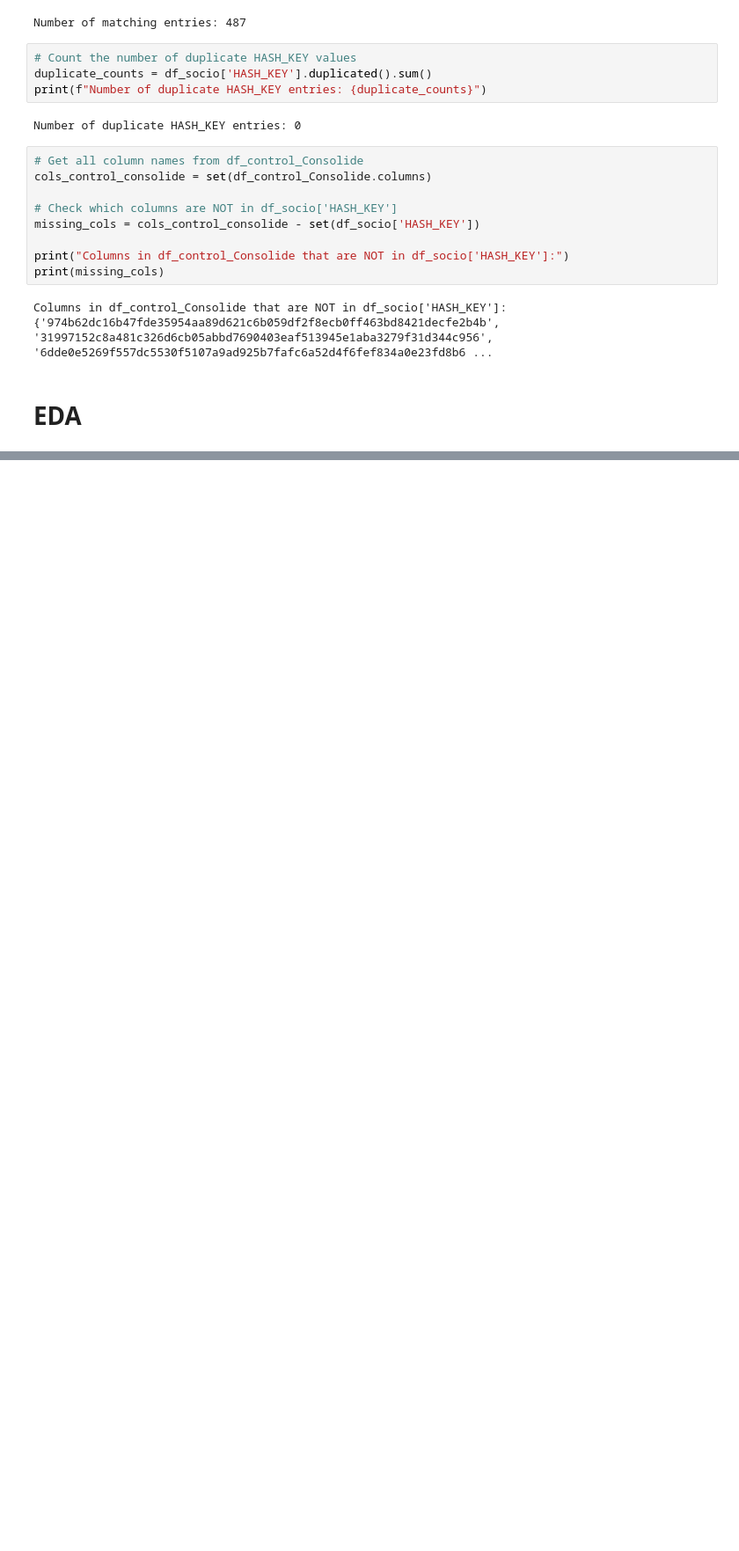
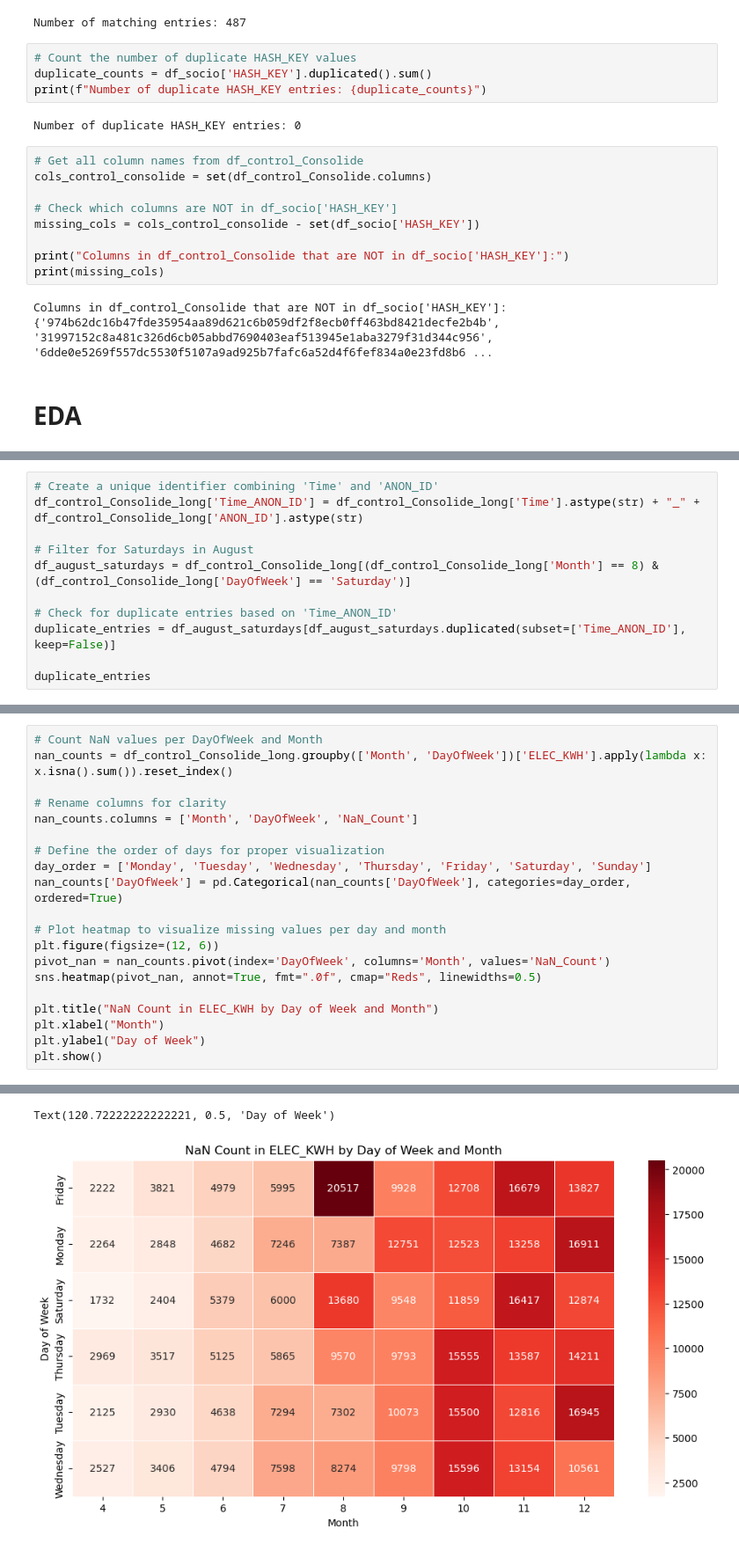
Before and after one commit to guri99uy/ST498_CAPSTONE, a Jupyter notebook: Notebooks/Flash_interventionConsolide.ipynb, the cells around one changed output, grey strips where cells are left out. Shown at 88% size. Saved outputs shown, nothing was run; the diff lists cells and outputs as text; blank space fills up the shorter version.

```diff
--- a/Notebooks/Flash_interventionConsolide.ipynb
+++ b/Notebooks/Flash_interventionConsolide.ipynb
@@ -294,0 +357,11 @@ plt.show()
+# %%
+# Create a unique identifier combining 'Time' and 'ANON_ID'
+df_control_Consolide_long['Time_ANON_ID'] = df_control_Consolide_long['Time'].astype(str) + "_" + df_control_Consolide_long['ANON_ID'].astype(str)
+
+# Filter for Saturdays in August
+df_august_saturdays = df_control_Consolide_long[(df_control_Consolide_long['Month'] == 8) & (df_control_Consolide_long['DayOfWeek'] == 'Saturday')]
+
+# Check for duplicate entries based on 'Time_ANON_ID'
+duplicate_entries = df_august_saturdays[df_august_saturdays.duplicated(subset=['Time_ANON_ID'], keep=False)]
+
+duplicate_entries
@@ -294,0 +382,21 @@ plt.show()
+# %%
+# Count NaN values per DayOfWeek and Month
+nan_counts = df_control_Consolide_long.groupby(['Month', 'DayOfWeek'])['ELEC_KWH'].apply(lambda x: x.isna().sum()).reset_index()
+
+# Rename columns for clarity
+nan_counts.columns = ['Month', 'DayOfWeek', 'NaN_Count']
+
+# Define the order of days for proper visualization
+day_order = ['Monday', 'Tuesday', 'Wednesday', 'Thursday', 'Friday', 'Saturday', 'Sunday']
+nan_counts['DayOfWeek'] = pd.Categorical(nan_counts['DayOfWeek'], categories=day_order, ordered=True)
+
+# Plot heatmap to visualize missing values per day and month
+plt.figure(figsize=(12, 6))
+pivot_nan = nan_counts.pivot(index='DayOfWeek', columns='Month', values='NaN_Count')
+sns.heatmap(pivot_nan, annot=True, fmt=".0f", cmap="Reds", linewidths=0.5)
+
+plt.title("NaN Count in ELEC_KWH by Day of Week and Month")
+plt.xlabel("Month")
+plt.ylabel("Day of Week")
+plt.show()
+# %% [output]
@@ -294,0 +407,2 @@ plt.show()
+Text(120.72222222222221, 0.5, 'Day of Week')
+[figure, added]
```
Also changed, not shown: parts of 18 cells of this notebook.
